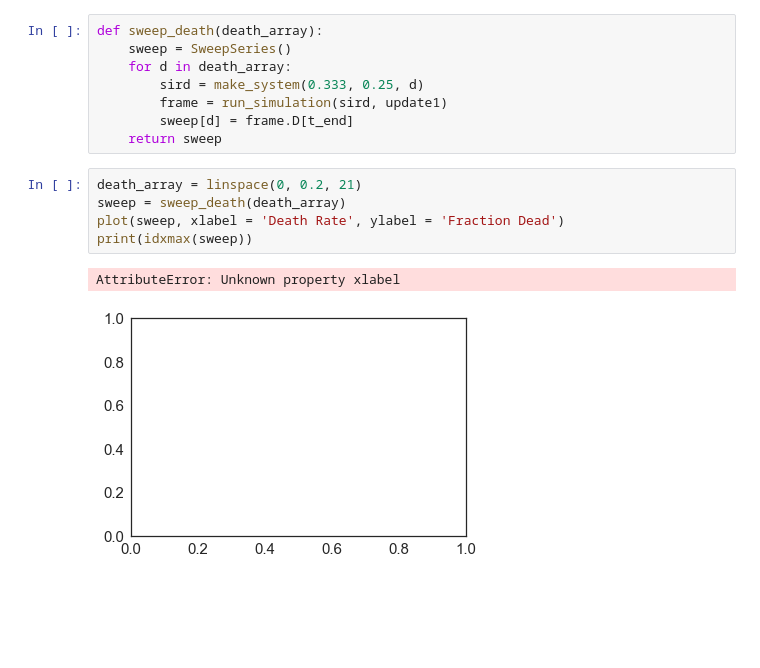
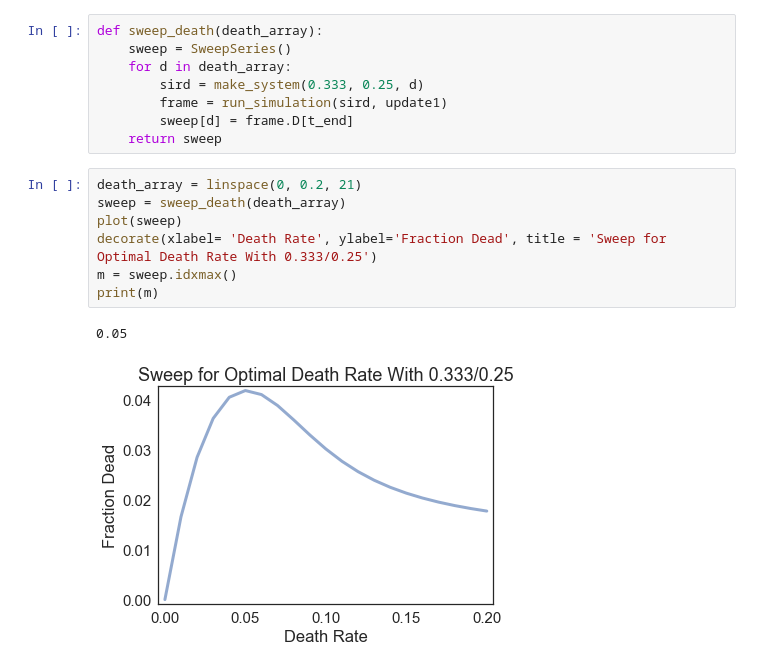
Before and after one commit to JonahSpicher/ModSim_Project2, a Jupyter notebook: Project 2.ipynb, the cells around one changed output. Cells and saved outputs as stored; diff of their text form; blank space fills up the shorter version.

```diff
--- a/Project 2.ipynb
+++ b/Project 2.ipynb
@@ -131,8 +133,10 @@ def sweep_death(death_array):
 # %%
 death_array = linspace(0, 0.2, 21)
 sweep = sweep_death(death_array)
-plot(sweep, xlabel = 'Death Rate', ylabel = 'Fraction Dead')
-print(idxmax(sweep))
+plot(sweep)
+decorate(xlabel= 'Death Rate', ylabel='Fraction Dead', title = 'Sweep for Optimal Death Rate With 0.333/0.25')
+m = sweep.idxmax()
+print(m)
 # %% [output]
-AttributeError: Unknown property xlabel
+0.05
-[figure, old version]
+[figure, new version]
```
Also changed, not shown: parts of 9 cells of this notebook.
